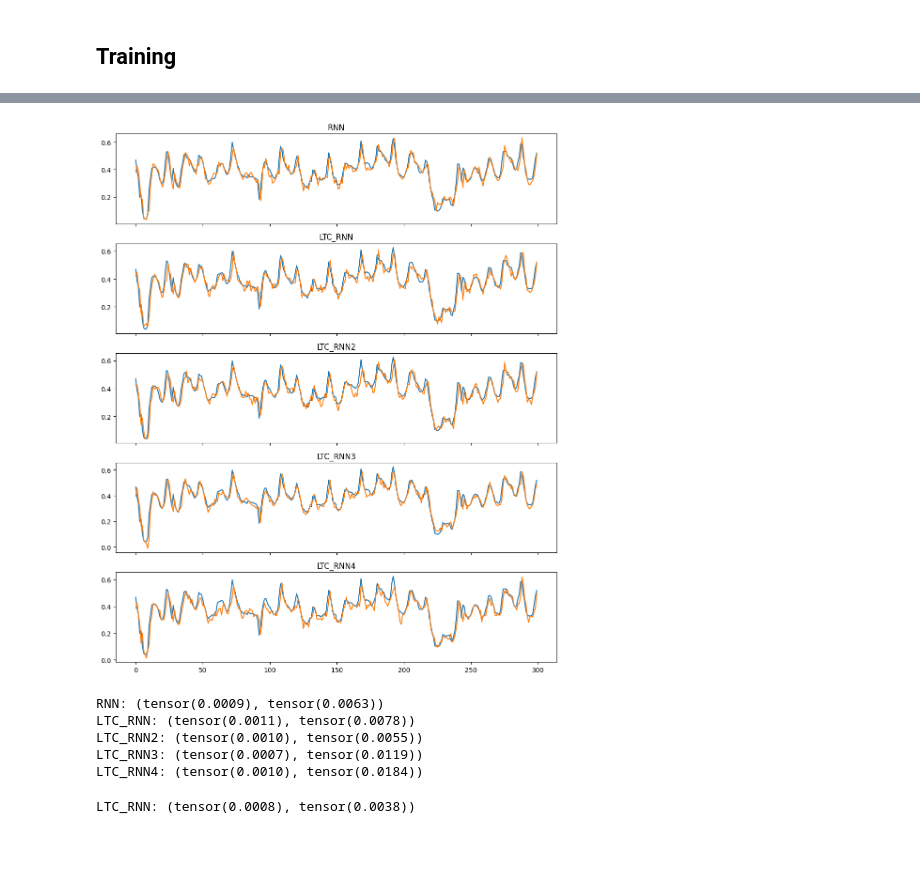
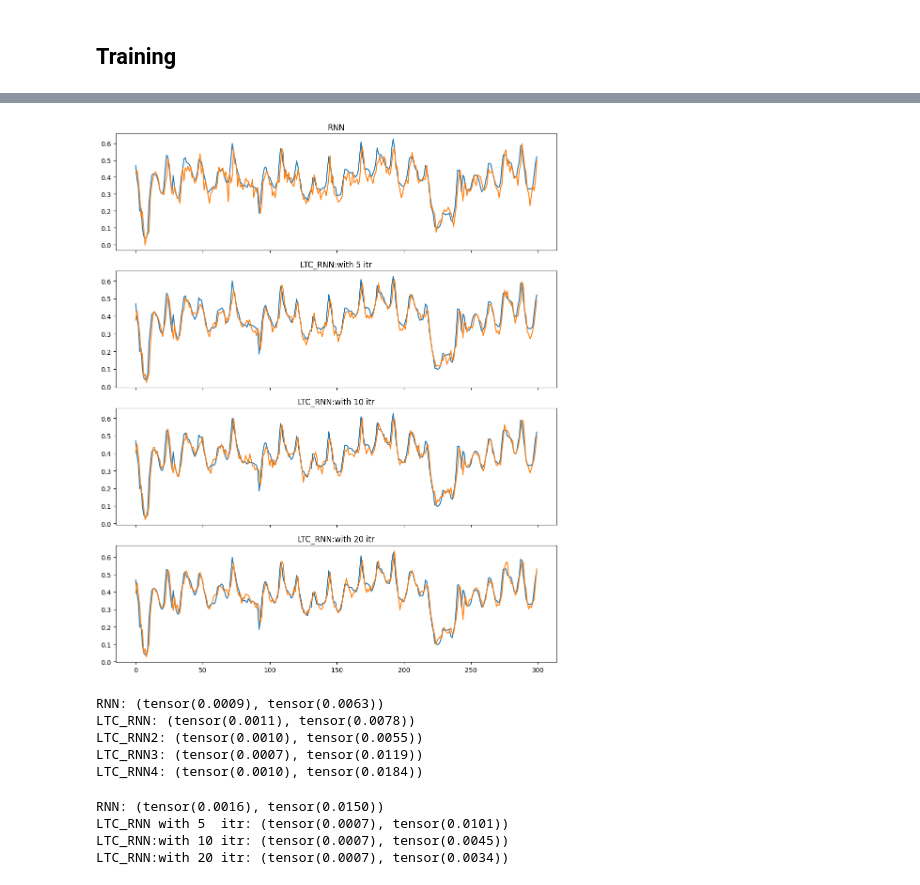
Before and after one commit to SMO0115/LTC_RNN, a Jupyter notebook: energy_prediction/energy_prediction.ipynb, the cells around one changed output, grey strips where cells are left out. Saved outputs shown, nothing was run; the diff lists cells and outputs as text; code cells hidden in the pictures; blank space fills up the shorter version.

```diff
--- a/energy_prediction/energy_prediction.ipynb
+++ b/energy_prediction/energy_prediction.ipynb
@@ -630,7 +630,7 @@ for r in ltc_rnn4:
 25m 5s (4900 98%) 0.0011
 25m 34s (5000 100%) 0.0008
 # %%
-ltc_rnn5 = [ LTC_RNN4(input_size, hidden_size, output_size, 10, 0.4*torch.ones(1, 1).to(device)).to(device) for i in range(1) ]
-for r in ltc_rnn5:
+ltc_rnn6 = [ LTC_RNN4(input_size, hidden_size, output_size, 20, 0.4*torch.ones(1, 1).to(device)).to(device) for i in range(1) ]
+for r in ltc_rnn6:
     training_model(r)
 # %% [output]
@@ -733,2 +723,8 @@ l4 = getSamples(test_dataset["x"], ltc_rnn4)
+# %%
+ltc2  = getSamples(test_dataset["x"], ltc_rnn2[0])
+ltc4  = getSamples(test_dataset["x"], ltc_rnn4[0])
+ltc5  = getSamples(test_dataset["x"], ltc_rnn5[0])
+ltc6  = getSamples(test_dataset["x"], ltc_rnn6[0])
+r  = getSamples(test_dataset["x"], rnn[0])
 # %%
 first_rows = torch.tensor( [row[0].item() for row in test_dataset["y"]] )
@@ -747,34 +731,30 @@ Text(0.5, 1.0, 'RNN')
 # %%
 
 fr = 0
 to = 300
 
-fig, axs = plt.subplots(5, 1, figsize=(10, 12), sharex=True)
+fig, axs = plt.subplots(4, 1, figsize=(10, 12), sharex=True)
 
 axs[0].plot(test_dataset["y"][fr:to].cpu(), label="Original")
 axs[0].plot(r[fr:to], label="RNN")
 axs[0].set_title("RNN")
 
 axs[1].plot(test_dataset["y"][fr:to].cpu(), label="Original")
-axs[1].plot(l[fr:to], label="LTC_RNN")
-axs[1].set_title("LTC_RNN")
+axs[1].plot(ltc4[fr:to], label="LTC_RNN:with 5 itr")
+axs[1].set_title("LTC_RNN:with 5 itr")
 
 axs[2].plot(test_dataset["y"][fr:to].cpu(), label="Original")
-axs[2].plot(l2[fr:to], label="LTC_RNN2")
-axs[2].set_title("LTC_RNN2")
+axs[2].plot(ltc5[fr:to], label="LTC_RNN:with 10 itr")
+axs[2].set_title("LTC_RNN:with 10 itr")
 
 axs[3].plot(test_dataset["y"][fr:to].cpu(), label="Original")
-axs[3].plot(l3[fr:to], label="LTC_RNN3")
-axs[3].set_title("LTC_RNN3")
+axs[3].plot(ltc6[fr:to], label="LTC_RNN:with 20 itr")
+axs[3].set_title("LTC_RNN:with 20 itr")
 
-
-axs[4].plot(test_dataset["y"][fr:to].cpu(), label="Original")
-axs[4].plot(l4[fr:to], label="LTC_RNN4")
-axs[4].set_title("LTC_RNN4")
 
 
 plt.tight_layout()
 plt.show()
 # %% [output]
-[figure, old version]
+[figure, new version]
 # %%
@@ -789,8 +770,13 @@ LTC_RNN: (tensor(0.0011), tensor(0.0078))
 LTC_RNN2: (tensor(0.0010), tensor(0.0055))
 LTC_RNN3: (tensor(0.0007), tensor(0.0119))
 LTC_RNN4: (tensor(0.0010), tensor(0.0184))
-# %%
-
-print( f"LTC_RNN: {torch.var_mean( first_rows - ltc2)}" )
-# %% [output]
-LTC_RNN: (tensor(0.0008), tensor(0.0038))
+# %%
+print( f"RNN: {torch.var_mean( first_rows - r)}" )
+print( f"LTC_RNN with 5  itr: {torch.var_mean( first_rows - ltc4)}" )
+print( f"LTC_RNN:with 10 itr: {torch.var_mean( first_rows - ltc5)}" )
+print( f"LTC_RNN:with 20 itr: {torch.var_mean( first_rows - ltc6)}" )
+# %% [output]
+RNN: (tensor(0.0016), tensor(0.0150))
+LTC_RNN with 5  itr: (tensor(0.0007), tensor(0.0101))
+LTC_RNN:with 10 itr: (tensor(0.0007), tensor(0.0045))
+LTC_RNN:with 20 itr: (tensor(0.0007), tensor(0.0034))
```
Also changed, not shown: parts of 6 cells of this notebook.
